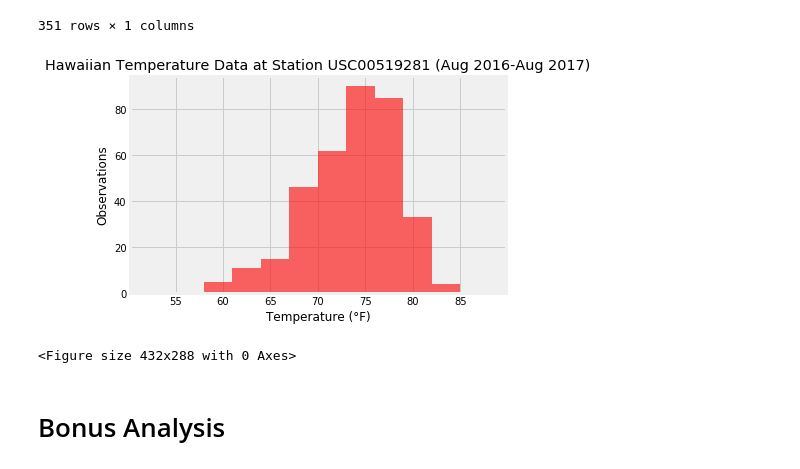
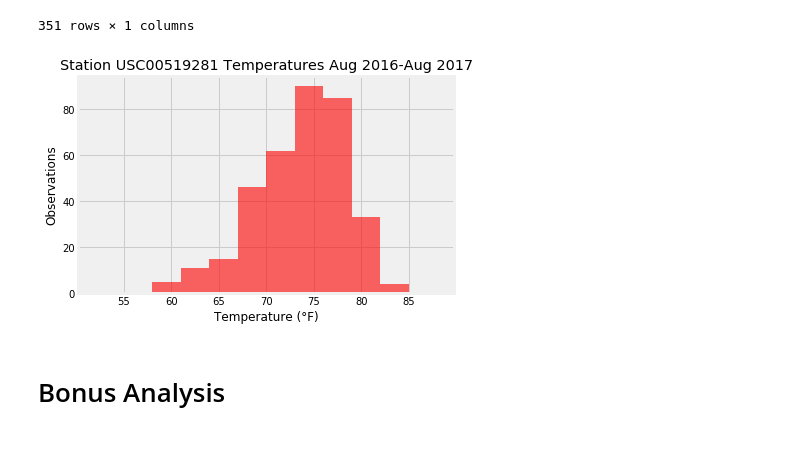
Before and after one commit to blhawkins/10.sqlalchemy-challenge, a Jupyter notebook: climate.ipynb, the cells around one changed output. Saved outputs shown, nothing was run; the diff lists cells and outputs as text; code cells hidden in the pictures.

```diff
--- a/climate.ipynb
+++ b/climate.ipynb
@@ -241,20 +240,19 @@ The most active station is USC00519281.
 # %%
 #Use the most_active_temp_df dataframe to create a histogram modelling the data.
 most_active_temp_df['Temperature'].plot.hist(bins = [52, 55, 58, 61, 64, 67, 70, 73, 76, 79, 82, 85, 88], color="red", alpha=0.6)
 
 #Format the histogram
-plt.title(f'Hawaiian Temperature Data at Station {most_active_station} (Aug 2016-Aug 2017)')
+plt.title(f'Station {most_active_station} Temperatures Aug 2016-Aug 2017')
 plt.xlabel('Temperature (°F)')
 plt.ylabel('Observations')
 
+#Save the figure
+plt.savefig('Figures/year_temperature_records.png')
+
 #Print the figure
 plt.show()
-
-#Save the figure
-plt.savefig('Figures/year_temperature_records.png')
 # %% [output]
-[figure, old version]
+[figure, new version]
-<Figure size 432x288 with 0 Axes>
 # %% [markdown]
 # Bonus Analysis
 # %% [markdown]
```
Also changed, not shown: parts of 3 cells of this notebook, 4 other files.
